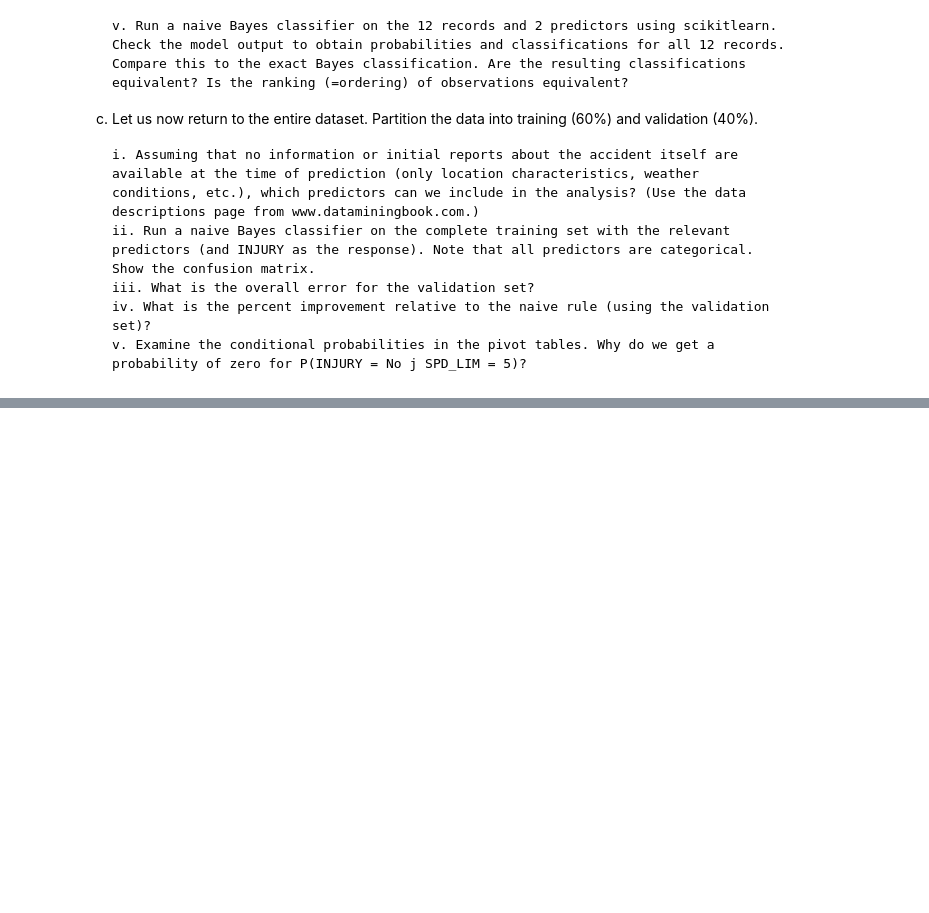
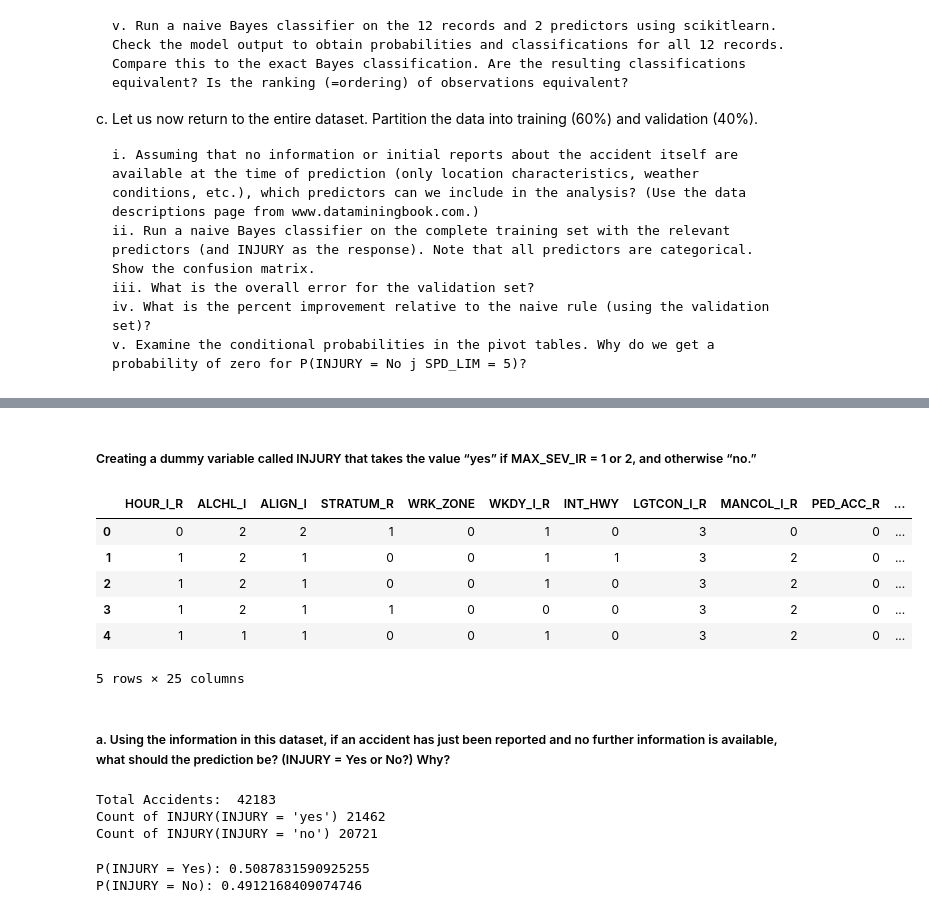
Before and after one commit to codes-at-elm/naive_bayes_classifier, a Jupyter notebook: automobile_accidents.ipynb, the cells around one changed output, grey strips where cells are left out. Saved outputs shown, nothing was run; the diff lists cells and outputs as text; code cells hidden in the pictures; blank space fills up the shorter version.

```diff
--- a/automobile_accidents.ipynb
+++ b/automobile_accidents.ipynb
@@ -34,0 +67,36 @@ c. Let us now return to the entire dataset. Partition the data into training (60
+# %% [markdown]
+##### Creating a dummy variable called INJURY that takes the value “yes” if MAX_SEV_IR = 1 or 2, and otherwise “no.”
+# %%
+df['INJURY'] = np.where(df['MAX_SEV_IR'].isin([1, 2]), 'yes', 'no')
+df.head()
+# %% [output]
+|  | HOUR_I_R | ALCHL_I | ALIGN_I | STRATUM_R | WRK_ZONE | WKDY_I_R | INT_HWY | LGTCON_I_R | MANCOL_I_R | PED_ACC_R | ... |
+| 0 | 0 | 2 | 2 | 1 | 0 | 1 | 0 | 3 | 0 | 0 | ... |
+| 1 | 1 | 2 | 1 | 0 | 0 | 1 | 1 | 3 | 2 | 0 | ... |
+| 2 | 1 | 2 | 1 | 0 | 0 | 1 | 0 | 3 | 2 | 0 | ... |
+| 3 | 1 | 2 | 1 | 1 | 0 | 0 | 0 | 3 | 2 | 0 | ... |
+| 4 | 1 | 1 | 1 | 0 | 0 | 1 | 0 | 3 | 2 | 0 | ... |
+5 rows × 25 columns
+# %% [markdown]
+##### a. Using the information in this dataset, if an accident has just been reported and no further information is available, what should the prediction be? (INJURY = Yes or No?) Why?
+# %%
+count_total_accidents = len(df.index)
+count_injury_yes = len(df[df['INJURY'] ==  'yes'].index)
+count_injury_no = len(df[df['INJURY'] == 'no'].index)
+
+print('Total Accidents: ', count_total_accidents)
+print("Count of INJURY(INJURY = 'yes')", count_injury_yes)
+print("Count of INJURY(INJURY = 'no')", count_injury_no)
+# %% [output]
+Total Accidents:  42183
+Count of INJURY(INJURY = 'yes') 21462
+Count of INJURY(INJURY = 'no') 20721
+# %%
+prob_injury_yes = count_injury_yes/count_total_accidents
+prob_injury_no = count_injury_no/count_total_accidents
+
+print('P(INJURY = Yes):', prob_injury_yes)
+print('P(INJURY = No):', prob_injury_no)
+# %% [output]
+P(INJURY = Yes): 0.5087831590925255
+P(INJURY = No): 0.4912168409074746
```
Also changed, not shown: parts of 30 cells of this notebook, 2 other files.
